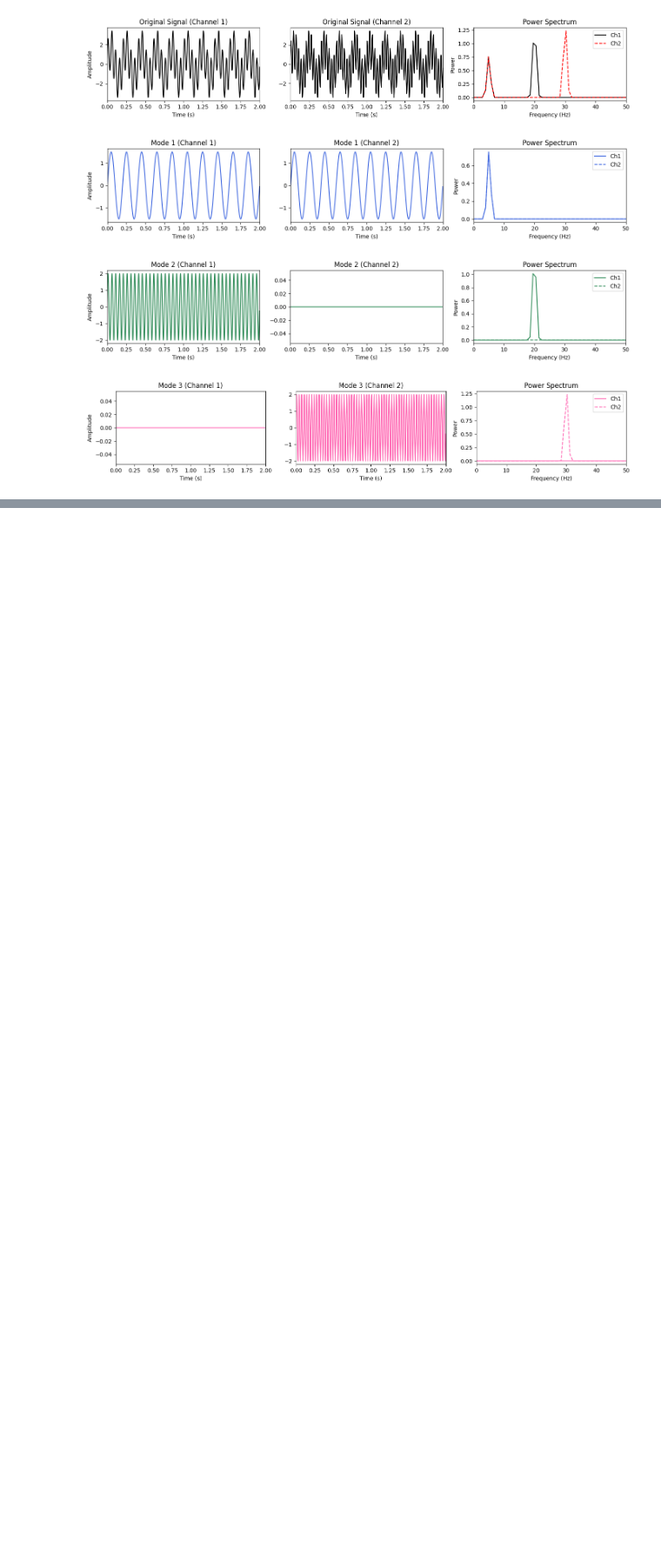
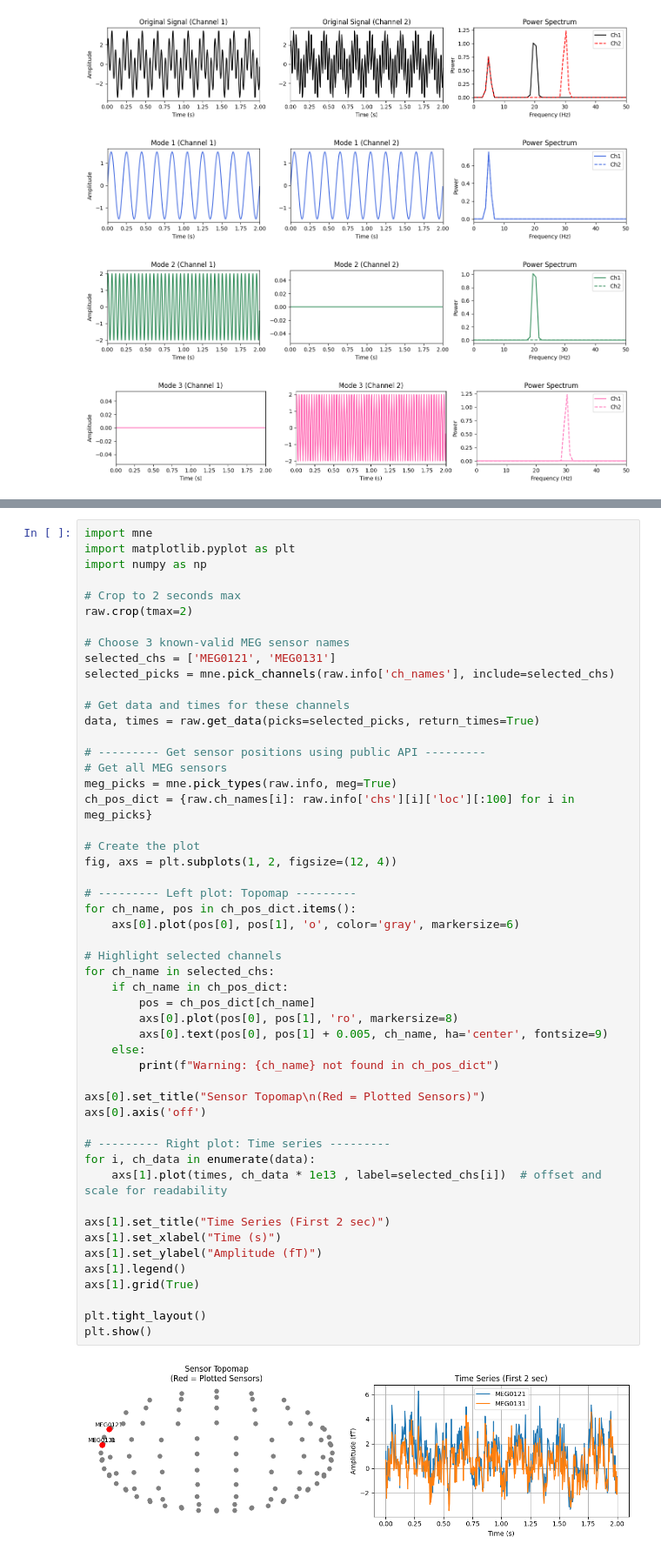
Before and after one commit to sbendimerad/mfa-internship, a Jupyter notebook: notebooks/Extra_animations.ipynb, the cells around one changed output, grey strips where cells are left out. Shown at 87% size. Cells and saved outputs as stored; diff of their text form; blank space fills up the shorter version.

```diff
--- a/notebooks/Extra_animations.ipynb
+++ b/notebooks/Extra_animations.ipynb
@@ -342,0 +479,53 @@ for i in range(4):
+# %%
+import mne
+import matplotlib.pyplot as plt
+import numpy as np
+
+# Crop to 2 seconds max
+raw.crop(tmax=2)
+
+# Choose 3 known-valid MEG sensor names
+selected_chs = ['MEG0121', 'MEG0131']
+selected_picks = mne.pick_channels(raw.info['ch_names'], include=selected_chs)
+
+# Get data and times for these channels
+data, times = raw.get_data(picks=selected_picks, return_times=True)
+
+# --------- Get sensor positions using public API ---------
+# Get all MEG sensors
+meg_picks = mne.pick_types(raw.info, meg=True)
+ch_pos_dict = {raw.ch_names[i]: raw.info['chs'][i]['loc'][:100] for i in meg_picks}
+
+# Create the plot
+fig, axs = plt.subplots(1, 2, figsize=(12, 4))
+
+# --------- Left plot: Topomap ---------
+for ch_name, pos in ch_pos_dict.items():
+    axs[0].plot(pos[0], pos[1], 'o', color='gray', markersize=6)
+
+# Highlight selected channels
+for ch_name in selected_chs:
+    if ch_name in ch_pos_dict:
+        pos = ch_pos_dict[ch_name]
+        axs[0].plot(pos[0], pos[1], 'ro', markersize=8)
+        axs[0].text(pos[0], pos[1] + 0.005, ch_name, ha='center', fontsize=9)
+    else:
+        print(f"Warning: {ch_name} not found in ch_pos_dict")
+
+axs[0].set_title("Sensor Topomap\n(Red = Plotted Sensors)")
+axs[0].axis('off')
+
+# --------- Right plot: Time series ---------
+for i, ch_data in enumerate(data):
+    axs[1].plot(times, ch_data * 1e13 , label=selected_chs[i])  # offset and scale for readability
+
+axs[1].set_title("Time Series (First 2 sec)")
+axs[1].set_xlabel("Time (s)")
+axs[1].set_ylabel("Amplitude (fT)")
+axs[1].legend()
+axs[1].grid(True)
+
+plt.tight_layout()
+plt.show()
+# %% [output]
+[figure, added]
```
Also changed, not shown: parts of 7 cells of this notebook, 1 other file.
